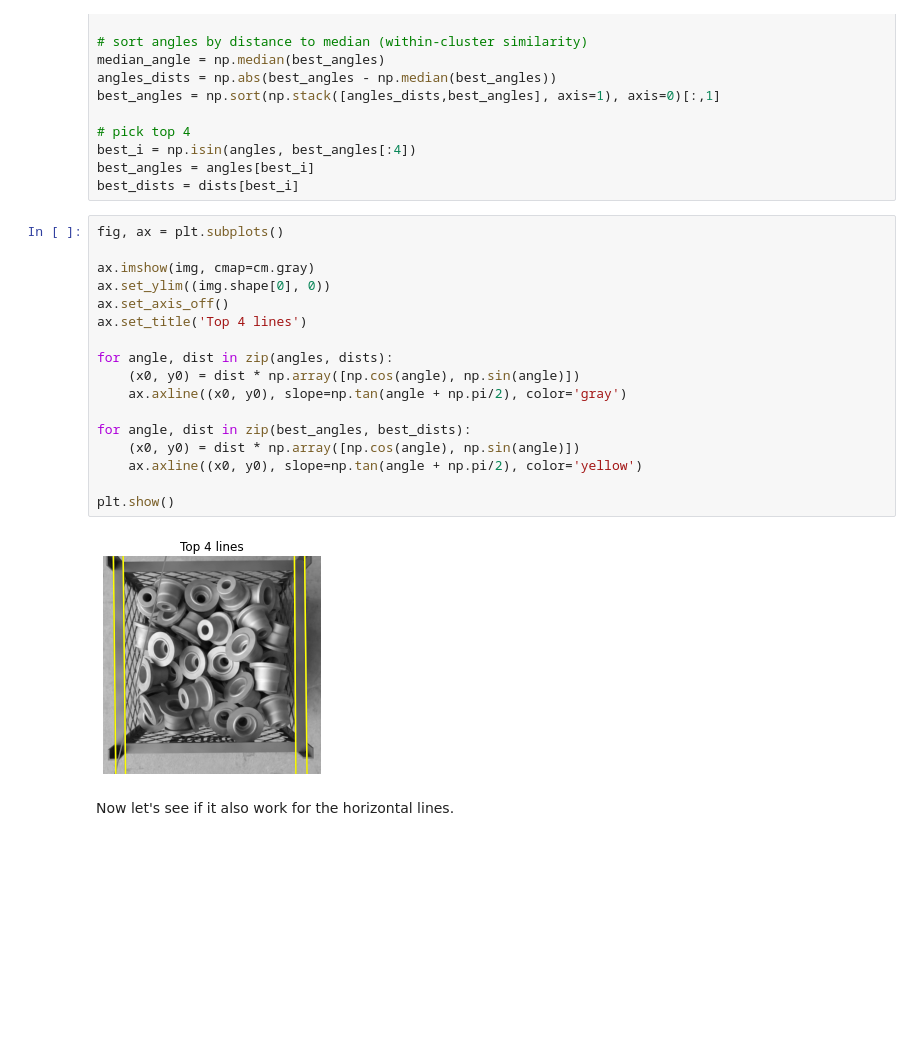
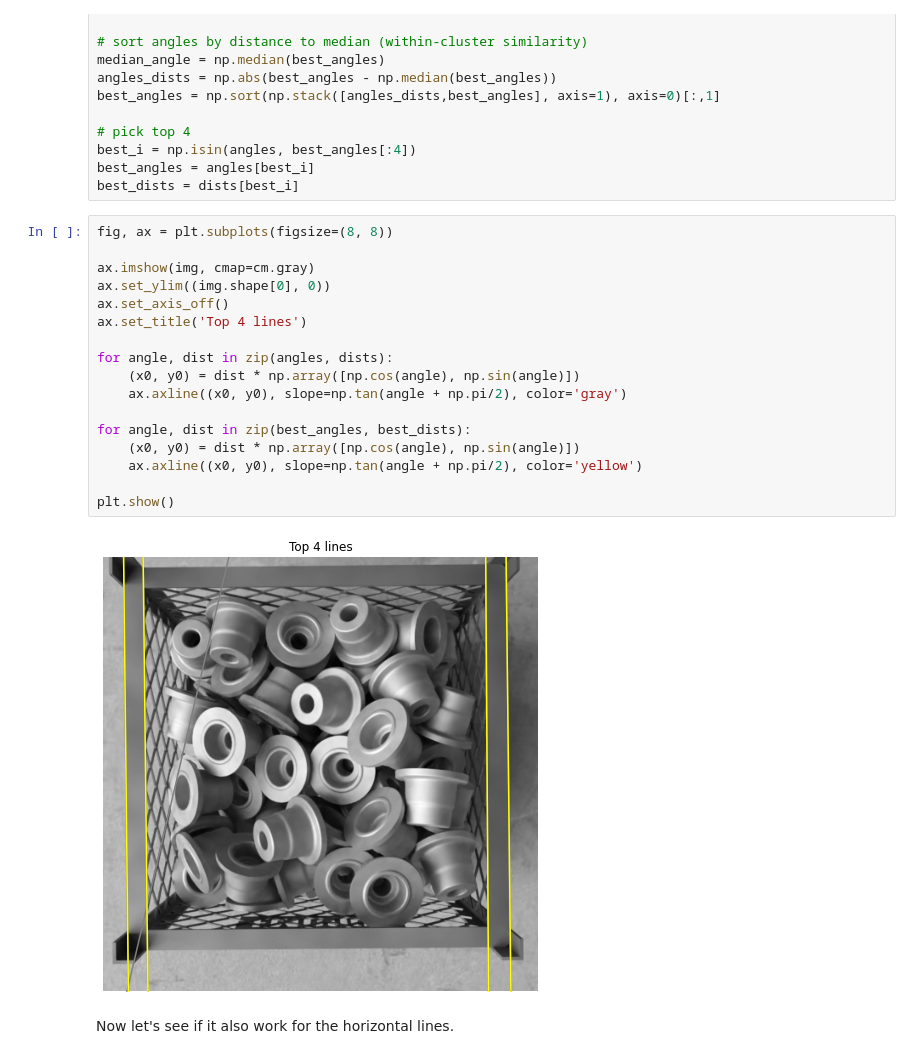
Before and after one commit to brunompacheco/part-counting, a Jupyter notebook: notebooks/01.00-bmp-box-cropping.ipynb, the cells around one changed output. Drawn from its saved outputs; the diff is of its cells as text; blank space fills up the shorter version.

```diff
--- a/notebooks/01.00-bmp-box-cropping.ipynb
+++ b/notebooks/01.00-bmp-box-cropping.ipynb
@@ -251,24 +251,24 @@ best_i = np.isin(angles, best_angles[:4])
 best_angles = angles[best_i]
 best_dists = dists[best_i]
 # %%
-fig, ax = plt.subplots()
+fig, ax = plt.subplots(figsize=(8, 8))
 
 ax.imshow(img, cmap=cm.gray)
 ax.set_ylim((img.shape[0], 0))
 ax.set_axis_off()
 ax.set_title('Top 4 lines')
 
 for angle, dist in zip(angles, dists):
     (x0, y0) = dist * np.array([np.cos(angle), np.sin(angle)])
     ax.axline((x0, y0), slope=np.tan(angle + np.pi/2), color='gray')
 
 for angle, dist in zip(best_angles, best_dists):
     (x0, y0) = dist * np.array([np.cos(angle), np.sin(angle)])
     ax.axline((x0, y0), slope=np.tan(angle + np.pi/2), color='yellow')
 
 plt.show()
 # %% [output]
-[figure, old version]
+[figure, new version]
 # %% [markdown]
 Now let's see if it also work for the horizontal lines.
 # %%
```
Also changed, not shown: parts of 6 cells of this notebook, 1 other file.
